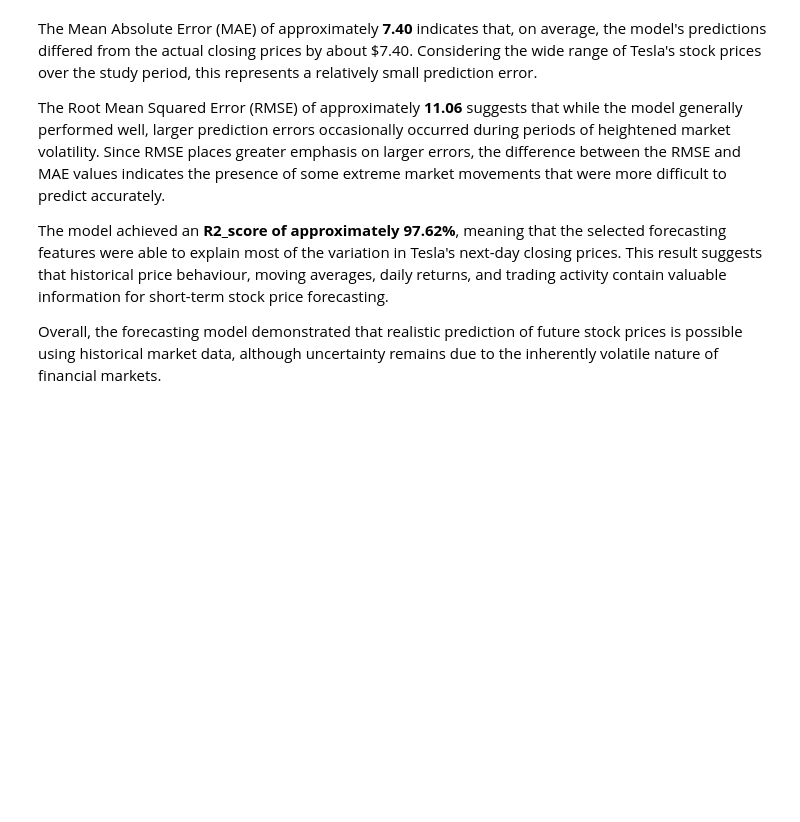
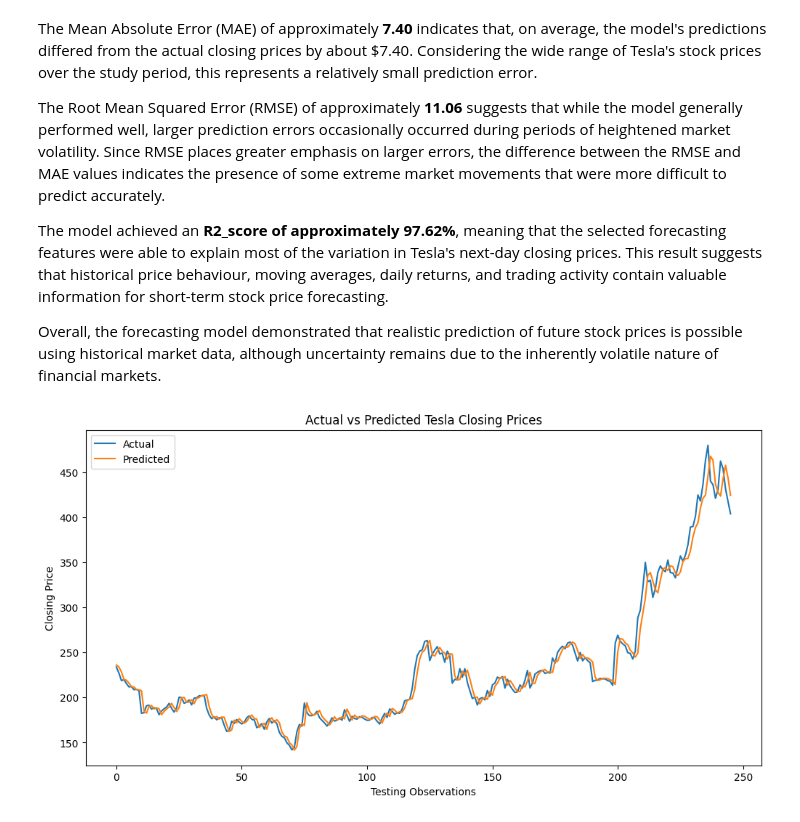
Before and after one commit to Ernest717/tesla-stock-price-prediction-and-forecasting, a Jupyter notebook: notebooks/stock_prediction.ipynb, the cells around one changed output. Drawn from its saved outputs; the diff is of its cells as text; code cells hidden in the pictures; blank space fills up the shorter version.

Commit message:
Finalize project documentation and forecasting evaluation

```diff
--- a/notebooks/stock_prediction.ipynb
+++ b/notebooks/stock_prediction.ipynb
@@ -786,3 +786,21 @@ The Root Mean Squared Error (RMSE) of approximately **11.06** suggests that whil
 The model achieved an **R2_score of approximately 97.62%**, meaning that the selected forecasting features were able to explain most of the variation in Tesla's next-day closing prices. This result suggests that historical price behaviour, moving averages, daily returns, and trading activity contain valuable information for short-term stock price forecasting.
 
 Overall, the forecasting model demonstrated that realistic prediction of future stock prices is possible using historical market data, although uncertainty remains due to the inherently volatile nature of financial markets.
+# %%
+# visualizing the Actual vs pred for the forecasting model
+plt.figure(figsize=(12,6))
+
+plt.plot(y_test_f.values, label='Actual')
+plt.plot(y_pred_f, label='Predicted')
+
+plt.title('Actual vs Predicted Tesla Closing Prices')
+plt.xlabel('Testing Observations')
+plt.ylabel('Closing Price')
+plt.legend()
+
+plt.savefig('../images/actual_vs_predicted.png',
+            bbox_inches='tight')
+
+plt.show()
+# %% [output]
+[figure, added]
```
Also changed, not shown: 2 other files.
